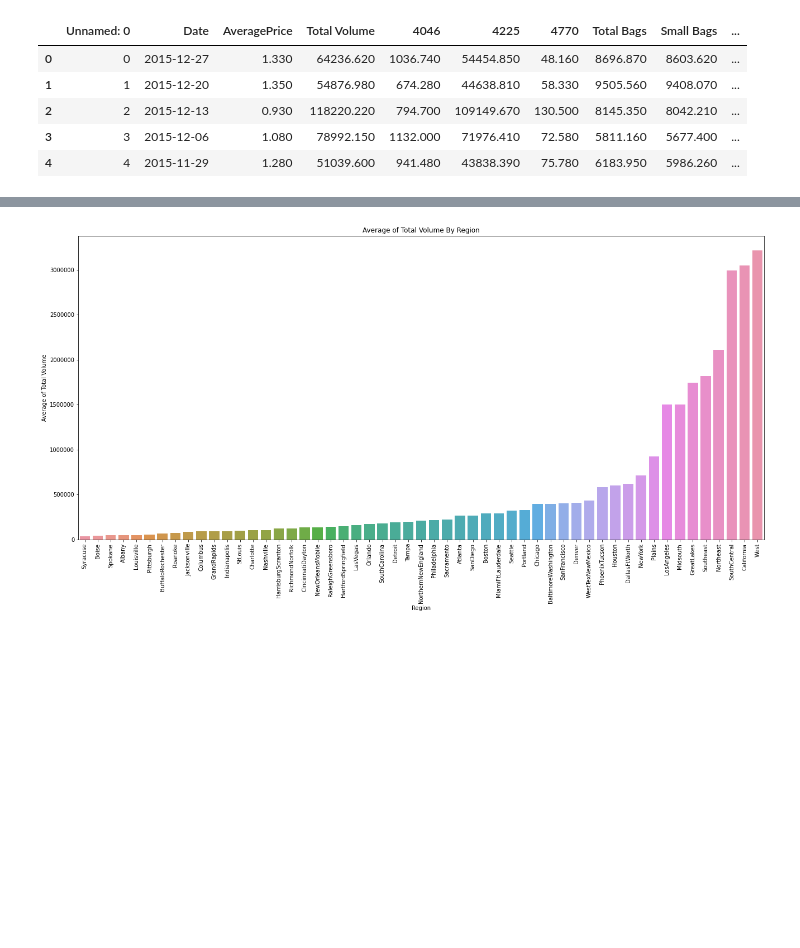
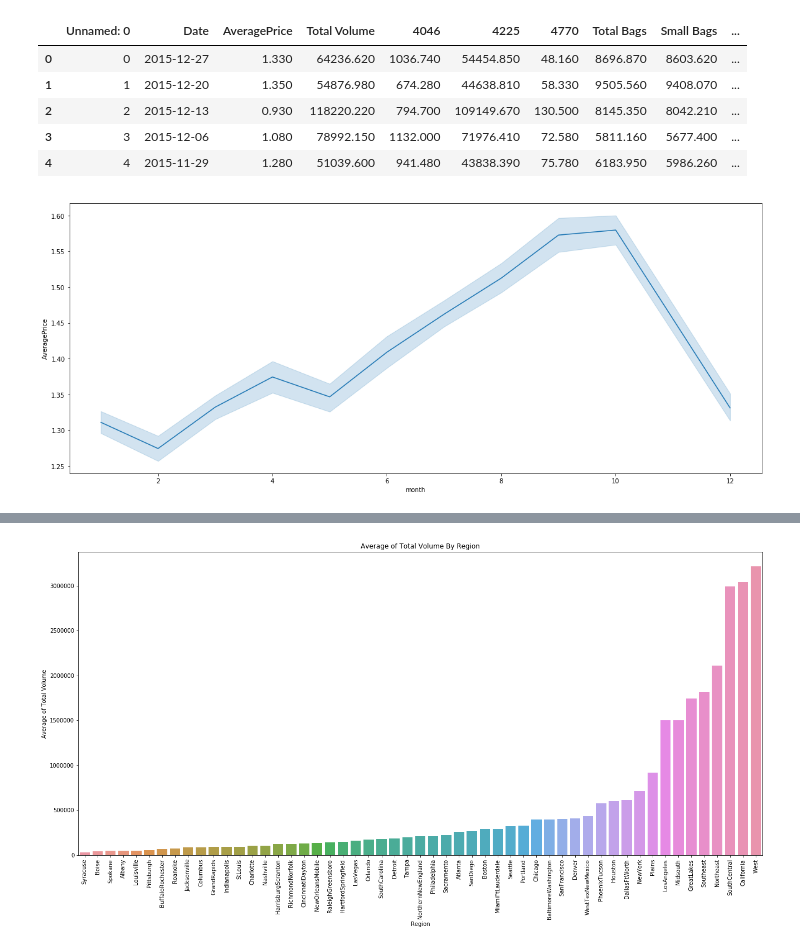
Before and after one commit to sbssai123/avocado-analysis, a Jupyter notebook: avocado_analysis.ipynb, the cells around one changed output, grey strips where cells are left out. Cells and saved outputs as stored; diff of their text form; code cells hidden in the pictures; blank space fills up the shorter version.

```diff
--- a/avocado_analysis.ipynb
+++ b/avocado_analysis.ipynb
@@ -17,3 +17,10 @@ avo_data.head()
 | 2 | 2 | 2015-12-13 | 0.930 | 118220.220 | 794.700 | 109149.670 | 130.500 | 8145.350 | 8042.210 | ... |
 | 3 | 3 | 2015-12-06 | 1.080 | 78992.150 | 1132.000 | 71976.410 | 72.580 | 5811.160 | 5677.400 | ... |
 | 4 | 4 | 2015-11-29 | 1.280 | 51039.600 | 941.480 | 43838.390 | 75.780 | 6183.950 | 5986.260 | ... |
+# %%
+# What is the best month of the year to buy avocados?
+plt.figure(figsize=(20,8))
+ax = sns.lineplot(x="month", y="AveragePrice", data=avo_data)
+plt.show()
+# %% [output]
+[figure, added]
```
Also changed, not shown: parts of 8 cells of this notebook.
